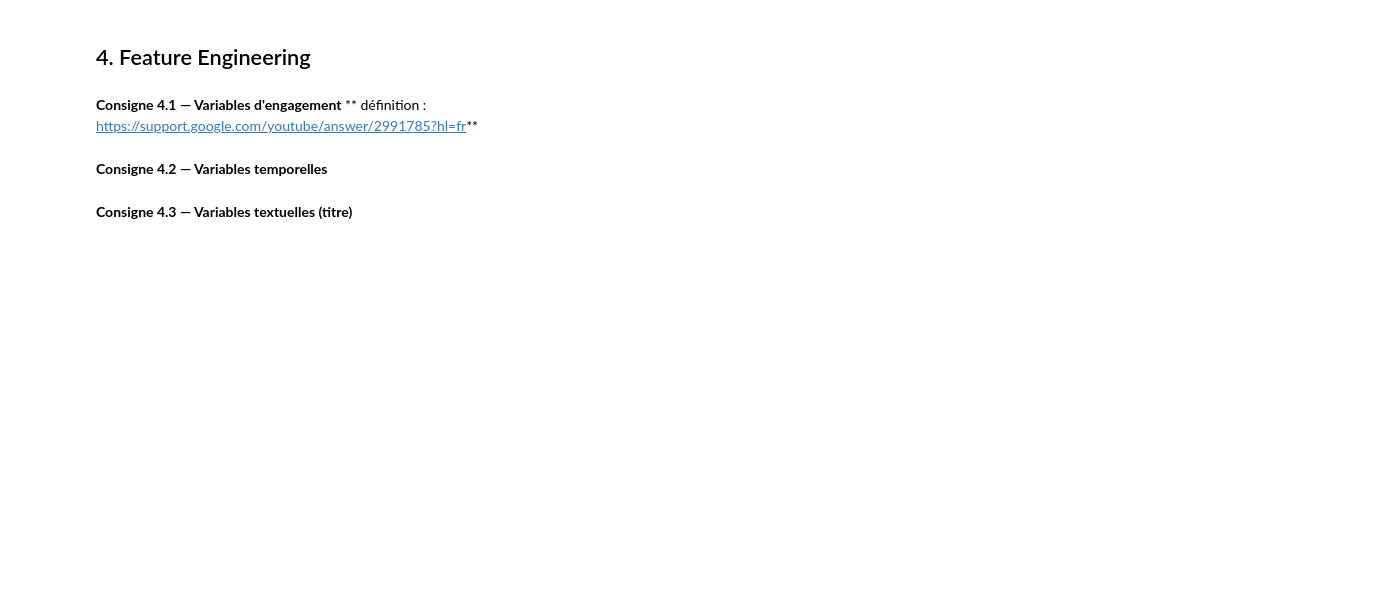
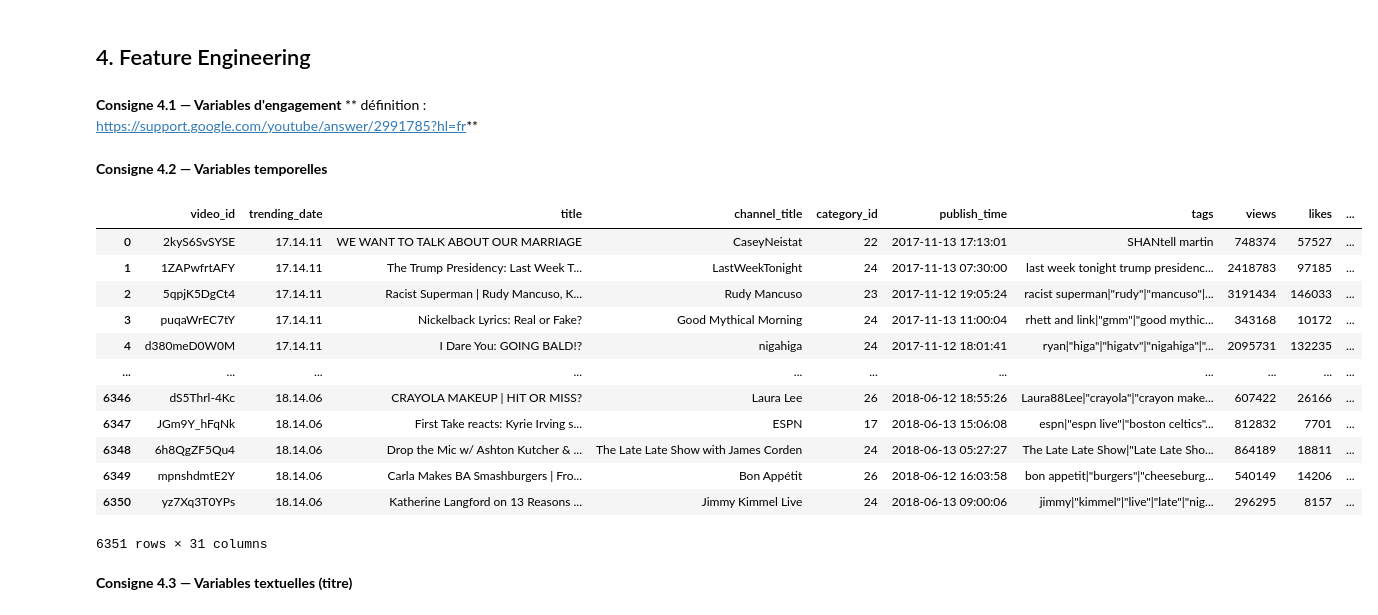
Before and after one commit to Thibaud34/Pr-diction_Popularit-_Vid-os_Youtube_Machine_Learning, a Jupyter notebook: projet-ml-youtube-trending-68b010e7b5bc2532236423.ipynb, the cells around one changed output. Drawn from its saved outputs; the diff is of its cells as text; code cells hidden in the pictures; blank space fills up the shorter version.

```diff
--- a/projet-ml-youtube-trending-68b010e7b5bc2532236423.ipynb
+++ b/projet-ml-youtube-trending-68b010e7b5bc2532236423.ipynb
@@ -188,13 +372,63 @@ Opération terminée. Fichiers disponibles dans : /home/loic/Projets_briefs/Tren
 #                                        (df_clean['likes'] + df_clean['dislikes'] + df_clean['comment_count']) / (df_clean['views'] + eps),
 #                                        0)
 # df_clean['comments_per_view'] = np.where(df_clean['views'] > 0, df_clean['comment_count'] / (df_clean['views'] + eps), 0)
+
+# On définit une très petite valeur pour éviter la division par zéro
+eps = 1e-9
+
+# On défini la date de référence (fin du dataset clean)
+ref_date = pd.Timestamp('2018-06-13')
+
+# On calcule l'âge de la vidéo en jours jusqu'à la date de référence (date de fin du dataset)
+df_clean['age_days'] = (ref_date - df_clean['publish_time']).dt.days.clip(lower=1)
+
+# On calcule le nombre de : vues, likes et commentaires par jour
+df_clean['views_per_day'] = df_clean['views'] / df_clean['age_days']
+df_clean['likes_per_day'] = df_clean['likes'] / df_clean['age_days']
+df_clean['comments_per_day'] = df_clean['comment_count'] / df_clean['age_days']
+
+# On calcule le dénominateur pour le ratio de likes : likes + dislikes
+denom = df_clean['likes'] + df_clean['dislikes']
+
+# On calcule le ratio de likes et dislikes ainsi que la balance entre les deux
+df_clean['like_ratio'] = np.where(denom > 0, df_clean['likes'] / denom, 0)
+df_clean['dislike_ratio'] = np.where(denom > 0, df_clean['dislikes'] / denom, 0)
+df_clean['like_dislike_balance'] = np.where(denom > 0, (df_clean['likes'] - df_clean['dislikes']) / denom, 0)
+
+# On calcule le taux d'engagement global 'engagement_rate'
+df_clean['engagement_rate'] = np.where(df_clean['views'] > 0, (df_clean['likes'] + df_clean['dislikes'] + df_clean['comment_count']) / (df_clean['views'] + eps), 0)
+
+# On calcule le ratio de commentaires par vues et par likes
+df_clean['comment_per_view'] = np.where(df_clean['views'] > 0, df_clean['comment_count'] / (df_clean['views'] + eps), 0)
+df_clean['comments_per_like'] = np.where(df_clean['likes'] > 0, df_clean['comment_count'] / (df_clean['likes'] + eps), 0)
 # %% [markdown]
 **Consigne 4.2 — Variables temporelles**
 # %%
 # VOTRE CODE ICI - Section 4.2
 # df_clean['publish_hour'] = ....
 # df_clean['publish_day_of_week'] = ...
 # df_clean['publish_month'] = ...
+
+df_clean['publish_hour'] = df_clean['publish_time'].dt.hour
+df_clean['publish_day_of_week'] = df_clean['publish_time'].dt.day_name()
+df_clean['publish_month'] = df_clean['publish_time'].dt.month_name()
+df_clean['publish_year'] = df_clean['publish_time'].dt.year
+
+display(df_clean)
+# %% [output]
+|  | video_id | trending_date | title | channel_title | category_id | publish_time | tags | views | likes | ... |
+| 0 | 2kyS6SvSYSE | 17.14.11 | WE WANT TO TALK ABOUT OUR MARRIAGE | CaseyNeistat | 22 | 2017-11-13 17:13:01 | SHANtell martin | 748374 | 57527 | ... |
+| 1 | 1ZAPwfrtAFY | 17.14.11 | The Trump Presidency: Last Week T... | LastWeekTonight | 24 | 2017-11-13 07:30:00 | last week tonight trump presidenc... | 2418783 | 97185 | ... |
+| 2 | 5qpjK5DgCt4 | 17.14.11 | Racist Superman | Rudy Mancuso, K... | Rudy Mancuso | 23 | 2017-11-12 19:05:24 | racist superman|"rudy"|"mancuso"|... | 3191434 | 146033 | ... |
+| 3 | puqaWrEC7tY | 17.14.11 | Nickelback Lyrics: Real or Fake? | Good Mythical Morning | 24 | 2017-11-13 11:00:04 | rhett and link|"gmm"|"good mythic... | 343168 | 10172 | ... |
+| 4 | d380meD0W0M | 17.14.11 | I Dare You: GOING BALD!? | nigahiga | 24 | 2017-11-12 18:01:41 | ryan|"higa"|"higatv"|"nigahiga"|"... | 2095731 | 132235 | ... |
+| ... | ... | ... | ... | ... | ... | ... | ... | ... | ... | ... |
+| 6346 | dS5Thrl-4Kc | 18.14.06 | CRAYOLA MAKEUP | HIT OR MISS? | Laura Lee | 26 | 2018-06-12 18:55:26 | Laura88Lee|"crayola"|"crayon make... | 607422 | 26166 | ... |
+| 6347 | JGm9Y_hFqNk | 18.14.06 | First Take reacts: Kyrie Irving s... | ESPN | 17 | 2018-06-13 15:06:08 | espn|"espn live"|"boston celtics"... | 812832 | 7701 | ... |
+| 6348 | 6h8QgZF5Qu4 | 18.14.06 | Drop the Mic w/ Ashton Kutcher & ... | The Late Late Show with James Corden | 24 | 2018-06-13 05:27:27 | The Late Late Show|"Late Late Sho... | 864189 | 18811 | ... |
+| 6349 | mpnshdmtE2Y | 18.14.06 | Carla Makes BA Smashburgers | Fro... | Bon Appétit | 26 | 2018-06-12 16:03:58 | bon appetit|"burgers"|"cheeseburg... | 540149 | 14206 | ... |
+| 6350 | yz7Xq3T0YPs | 18.14.06 | Katherine Langford on 13 Reasons ... | Jimmy Kimmel Live | 24 | 2018-06-13 09:00:06 | jimmy|"kimmel"|"live"|"late"|"nig... | 296295 | 8157 | ... |
+6351 rows × 31 columns
 # %% [markdown]
 **Consigne 4.3 — Variables textuelles (titre)**
 # %%
```
Also changed, not shown: parts of 8 cells of this notebook.
